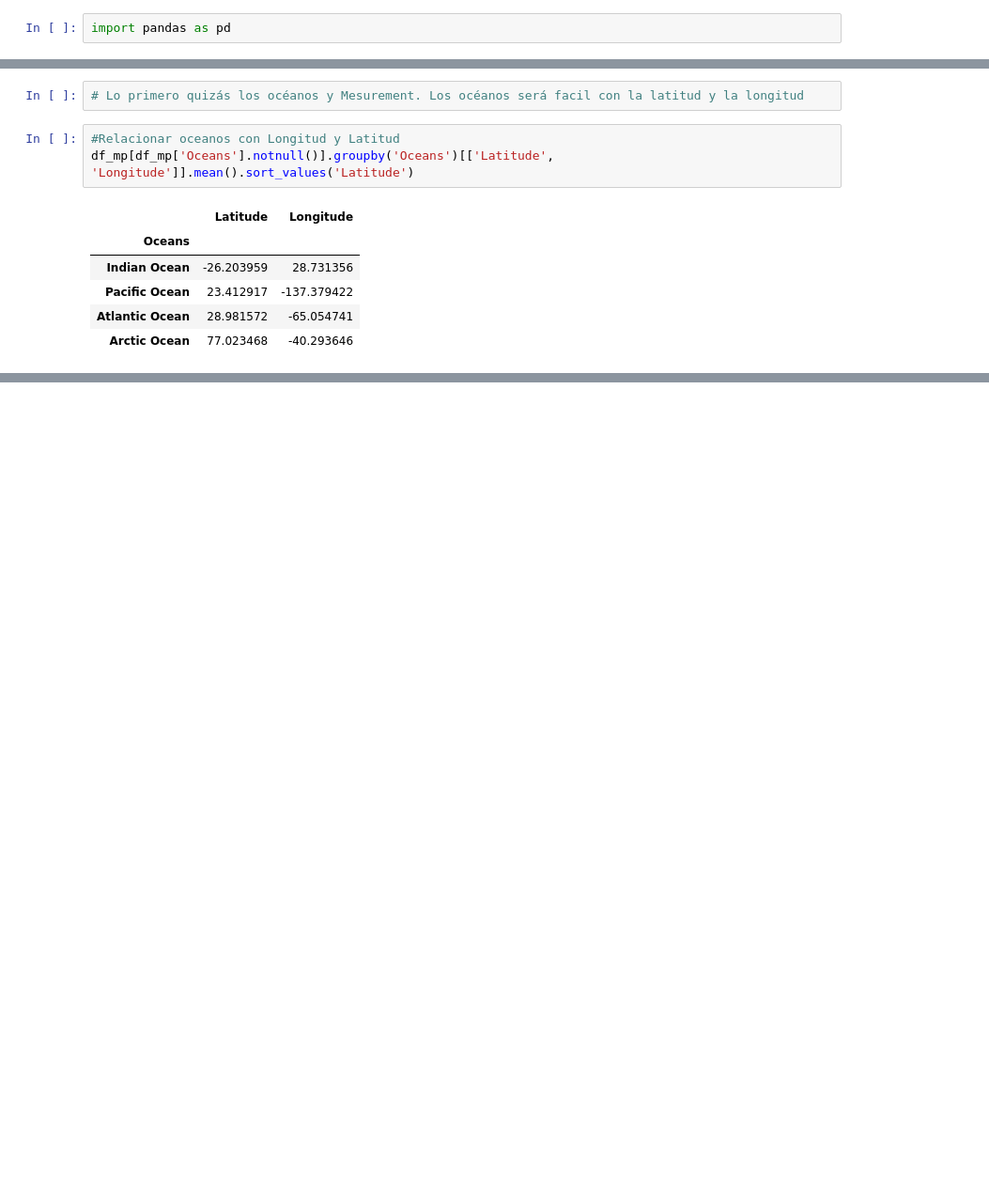
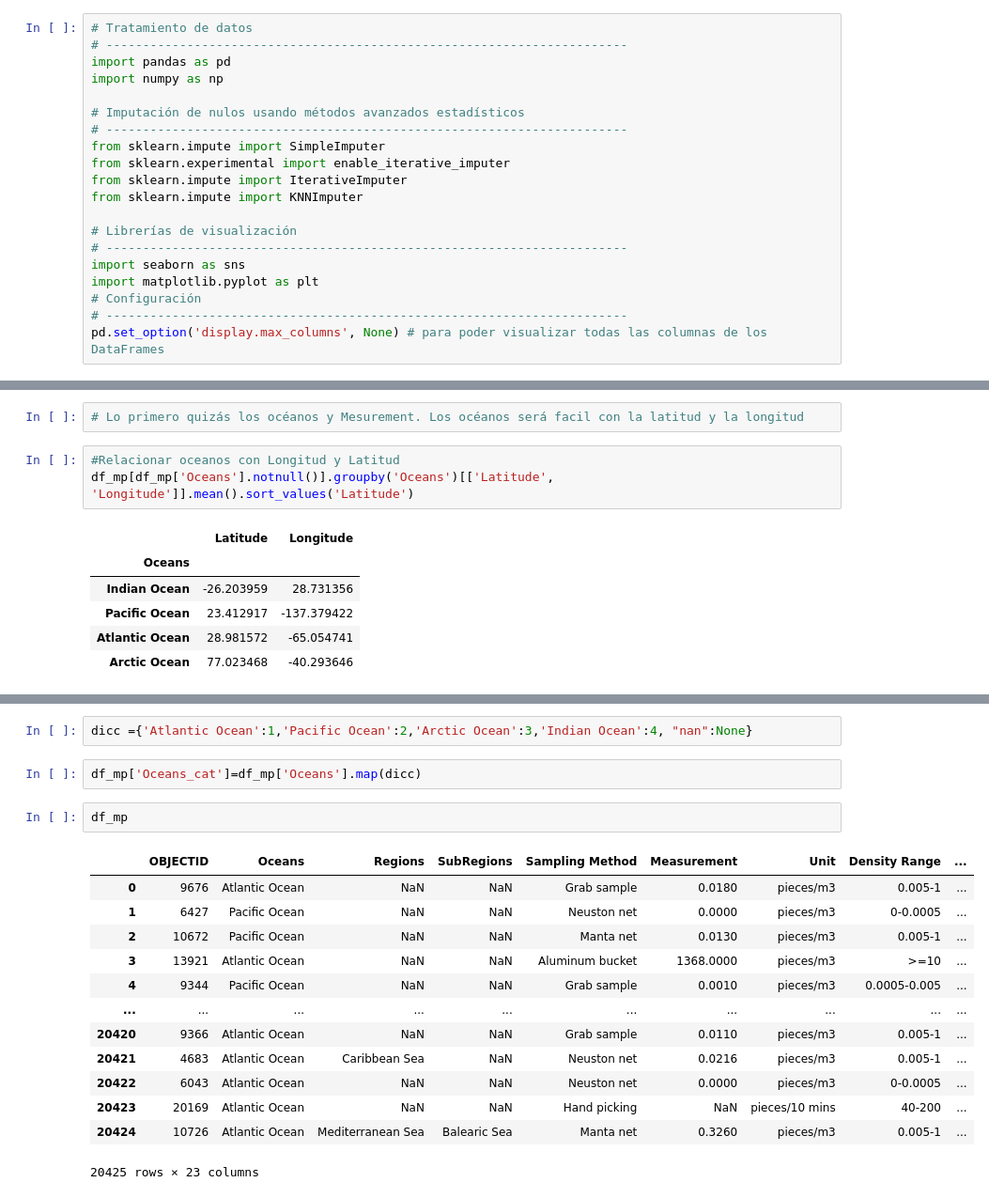
Before and after one commit to isamanero/MyPortfolio, a Jupyter notebook: Data_Analytics/Microplastics.ipynb, the cells around one changed output, grey strips where cells are left out. Shown: that part at 94% size. Cells and saved outputs as stored; diff of their text form; blank space fills up the shorter version.

```diff
--- a/Data_Analytics/Microplastics.ipynb
+++ b/Data_Analytics/Microplastics.ipynb
@@ -8,7 +8,25 @@ print("Path to dataset files:", path)
 # %% [output]
 Path to dataset files: C:\Users\isaw9\.cache\kagglehub\datasets\william2020\marine-microplastics\versions\1
 # %%
+# Tratamiento de datos
+# -----------------------------------------------------------------------
 import pandas as pd
+import numpy as np
+
+# Imputación de nulos usando métodos avanzados estadísticos
+# -----------------------------------------------------------------------
+from sklearn.impute import SimpleImputer
+from sklearn.experimental import enable_iterative_imputer
+from sklearn.impute import IterativeImputer
+from sklearn.impute import KNNImputer
+
+# Librerías de visualización
+# -----------------------------------------------------------------------
+import seaborn as sns
+import matplotlib.pyplot as plt
+# Configuración
+# -----------------------------------------------------------------------
+pd.set_option('display.max_columns', None) # para poder visualizar todas las columnas de los DataFrames
 # %%
 df_mp = pd.read_csv("../Archivos/Marine_Microplastics.csv")
 df_mp.head()
@@ -165,0 +130,20 @@ df_mp[df_mp['Oceans'].notnull()].groupby('Oceans')[['Latitude', 'Longitude']].me
+# %%
+dicc ={'Atlantic Ocean':1,'Pacific Ocean':2,'Arctic Ocean':3,'Indian Ocean':4, "nan":None}
+# %%
+df_mp['Oceans_cat']=df_mp['Oceans'].map(dicc)
+# %%
+df_mp
+# %% [output]
+|  | OBJECTID | Oceans | Regions | SubRegions | Sampling Method | Measurement | Unit | Density Range | ... |
+| 0 | 9676 | Atlantic Ocean | NaN | NaN | Grab sample | 0.0180 | pieces/m3 | 0.005-1 | ... |
+| 1 | 6427 | Pacific Ocean | NaN | NaN | Neuston net | 0.0000 | pieces/m3 | 0-0.0005 | ... |
+| 2 | 10672 | Pacific Ocean | NaN | NaN | Manta net | 0.0130 | pieces/m3 | 0.005-1 | ... |
+| 3 | 13921 | Atlantic Ocean | NaN | NaN | Aluminum bucket | 1368.0000 | pieces/m3 | >=10 | ... |
+| 4 | 9344 | Pacific Ocean | NaN | NaN | Grab sample | 0.0010 | pieces/m3 | 0.0005-0.005 | ... |
+| ... | ... | ... | ... | ... | ... | ... | ... | ... | ... |
+| 20420 | 9366 | Atlantic Ocean | NaN | NaN | Grab sample | 0.0110 | pieces/m3 | 0.005-1 | ... |
+| 20421 | 4683 | Atlantic Ocean | Caribbean Sea | NaN | Neuston net | 0.0216 | pieces/m3 | 0.005-1 | ... |
+| 20422 | 6043 | Atlantic Ocean | NaN | NaN | Neuston net | 0.0000 | pieces/m3 | 0-0.0005 | ... |
+| 20423 | 20169 | Atlantic Ocean | NaN | NaN | Hand picking | NaN | pieces/10 mins | 40-200 | ... |
+| 20424 | 10726 | Atlantic Ocean | Mediterranean Sea | Balearic Sea | Manta net | 0.3260 | pieces/m3 | 0.005-1 | ... |
+20425 rows × 23 columns
```
Also changed, not shown: parts of 23 cells of this notebook.
